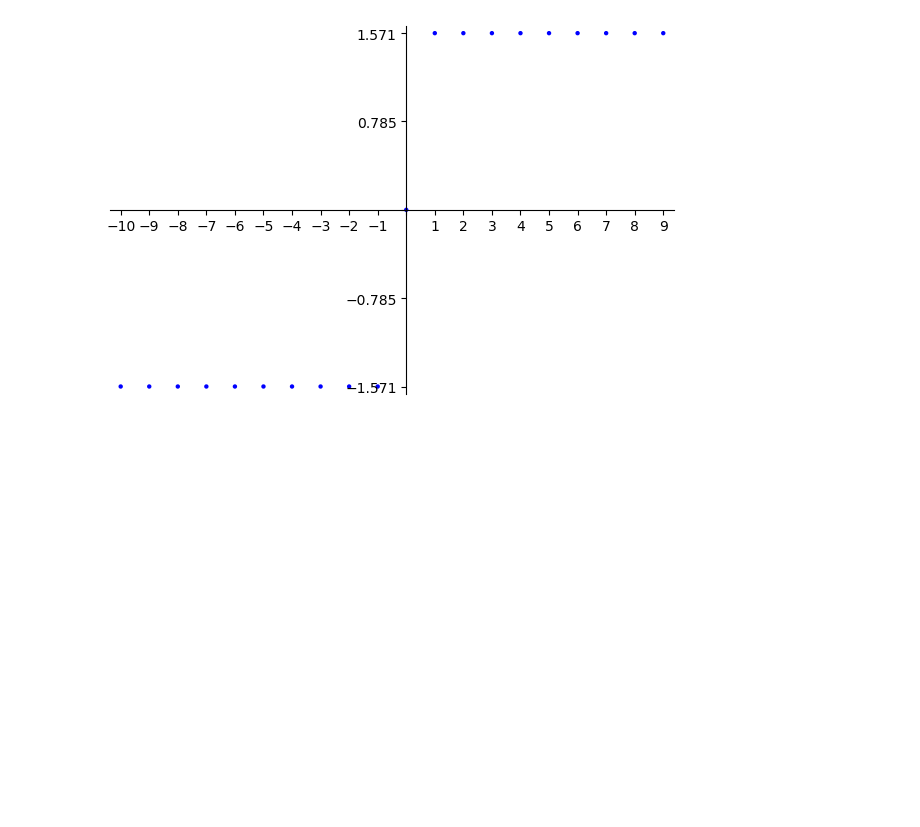
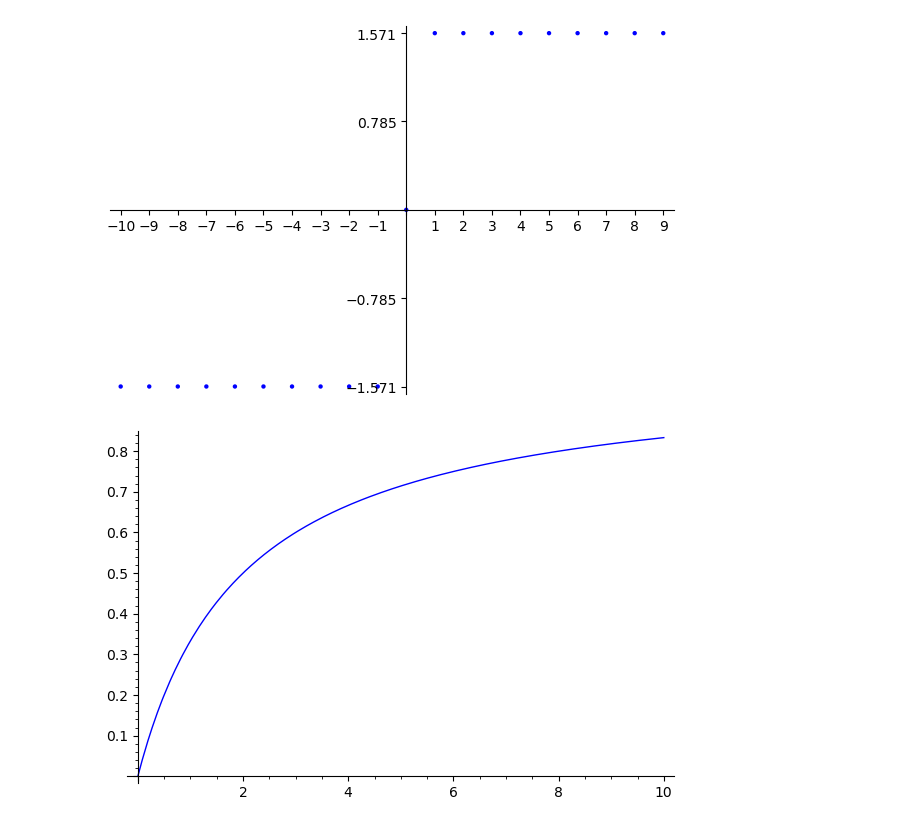
Before and after one commit to hrithik254/Signals-And-Systems, a Jupyter notebook: Signals and System.ipynb, the cells around one changed output. Saved outputs shown, nothing was run; the diff lists cells and outputs as text; code cells hidden in the pictures; blank space fills up the shorter version.

```diff
--- a/Signals and System.ipynb
+++ b/Signals and System.ipynb
@@ -94,3 +94,10 @@ ticker?
 f2(x) = 1; f1(x) = -1
 f = piecewise([[(-pi,0),f1],[(0,pi),f2]])
 f.fourier_series_partial_sum??
+# %%
+var('k t')
+# let
+h(k) = k/(2 + k)
+plot(h,0,10)
+# %% [output]
+[figure, added]
```
Also changed, not shown: parts of 2 cells of this notebook.
